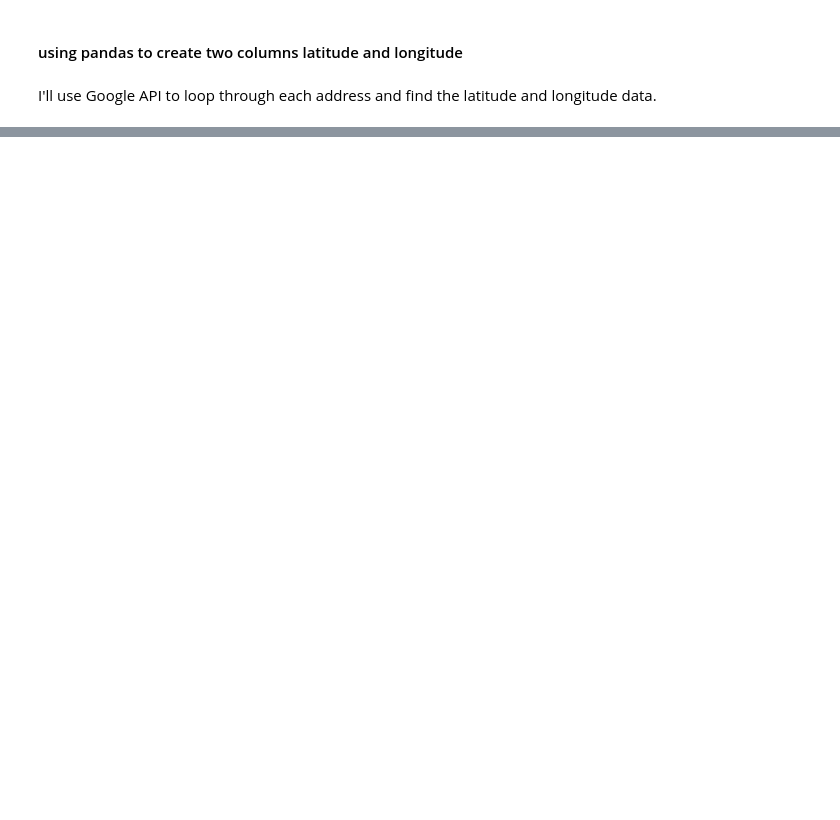
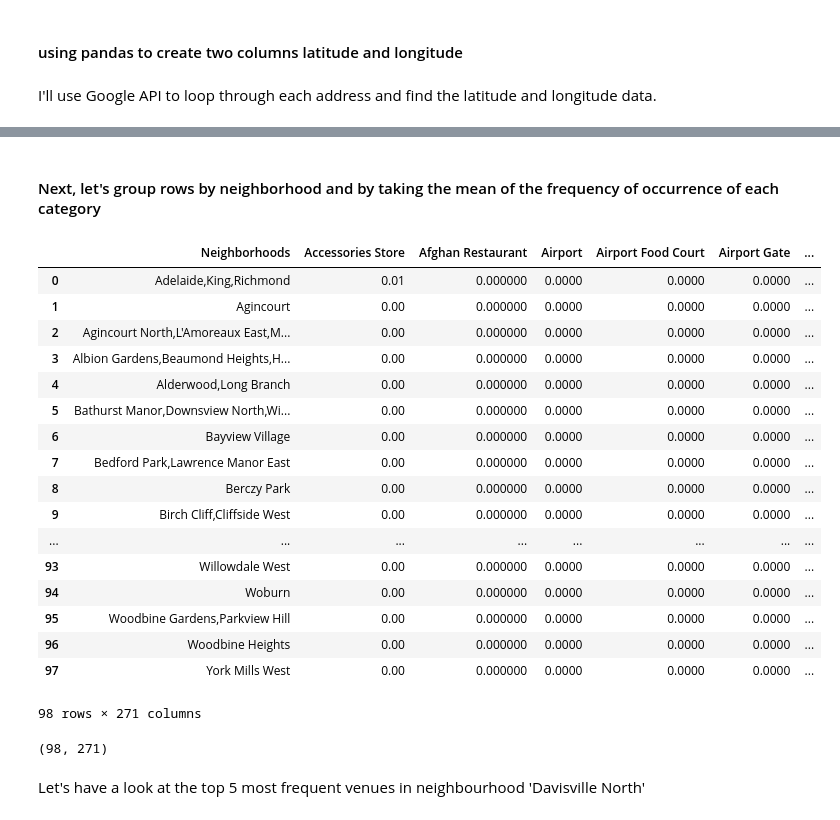
Before and after one commit to lisu1222/Python_datascience, a Jupyter notebook: machine_learning_Python/Toronto_geo_clustering.ipynb, the cells around one changed output, grey strips where cells are left out. Saved outputs shown, nothing was run; the diff lists cells and outputs as text; code cells hidden in the pictures; blank space fills up the shorter version.

```diff
--- a/machine_learning_Python/Toronto_geo_clustering.ipynb
+++ b/machine_learning_Python/Toronto_geo_clustering.ipynb
@@ -169,0 +505,30 @@ df.head()
+# %% [markdown]
+#### Next, let's group rows by neighborhood and by taking the mean of the frequency of occurrence of each category
+# %%
+toronto_grouped = toronto_onehot.groupby('Neighborhoods').mean().reset_index()
+toronto_grouped
+# %% [output]
+|  | Neighborhoods | Accessories Store | Afghan Restaurant | Airport | Airport Food Court | Airport Gate | ... |
+| 0 | Adelaide,King,Richmond | 0.01 | 0.000000 | 0.0000 | 0.0000 | 0.0000 | ... |
+| 1 | Agincourt | 0.00 | 0.000000 | 0.0000 | 0.0000 | 0.0000 | ... |
+| 2 | Agincourt North,L'Amoreaux East,M... | 0.00 | 0.000000 | 0.0000 | 0.0000 | 0.0000 | ... |
+| 3 | Albion Gardens,Beaumond Heights,H... | 0.00 | 0.000000 | 0.0000 | 0.0000 | 0.0000 | ... |
+| 4 | Alderwood,Long Branch | 0.00 | 0.000000 | 0.0000 | 0.0000 | 0.0000 | ... |
+| 5 | Bathurst Manor,Downsview North,Wi... | 0.00 | 0.000000 | 0.0000 | 0.0000 | 0.0000 | ... |
+| 6 | Bayview Village | 0.00 | 0.000000 | 0.0000 | 0.0000 | 0.0000 | ... |
+| 7 | Bedford Park,Lawrence Manor East | 0.00 | 0.000000 | 0.0000 | 0.0000 | 0.0000 | ... |
+| 8 | Berczy Park | 0.00 | 0.000000 | 0.0000 | 0.0000 | 0.0000 | ... |
+| 9 | Birch Cliff,Cliffside West | 0.00 | 0.000000 | 0.0000 | 0.0000 | 0.0000 | ... |
+| ... | ... | ... | ... | ... | ... | ... | ... |
+| 93 | Willowdale West | 0.00 | 0.000000 | 0.0000 | 0.0000 | 0.0000 | ... |
+| 94 | Woburn | 0.00 | 0.000000 | 0.0000 | 0.0000 | 0.0000 | ... |
+| 95 | Woodbine Gardens,Parkview Hill | 0.00 | 0.000000 | 0.0000 | 0.0000 | 0.0000 | ... |
+| 96 | Woodbine Heights | 0.00 | 0.000000 | 0.0000 | 0.0000 | 0.0000 | ... |
+| 97 | York Mills West | 0.00 | 0.000000 | 0.0000 | 0.0000 | 0.0000 | ... |
+98 rows × 271 columns
+# %%
+toronto_grouped.shape
+# %% [output]
+(98, 271)
+# %% [markdown]
+Let's have a look at the top 5 most frequent venues in neighbourhood 'Davisville North'
```
Also changed, not shown: parts of 73 cells of this notebook.
